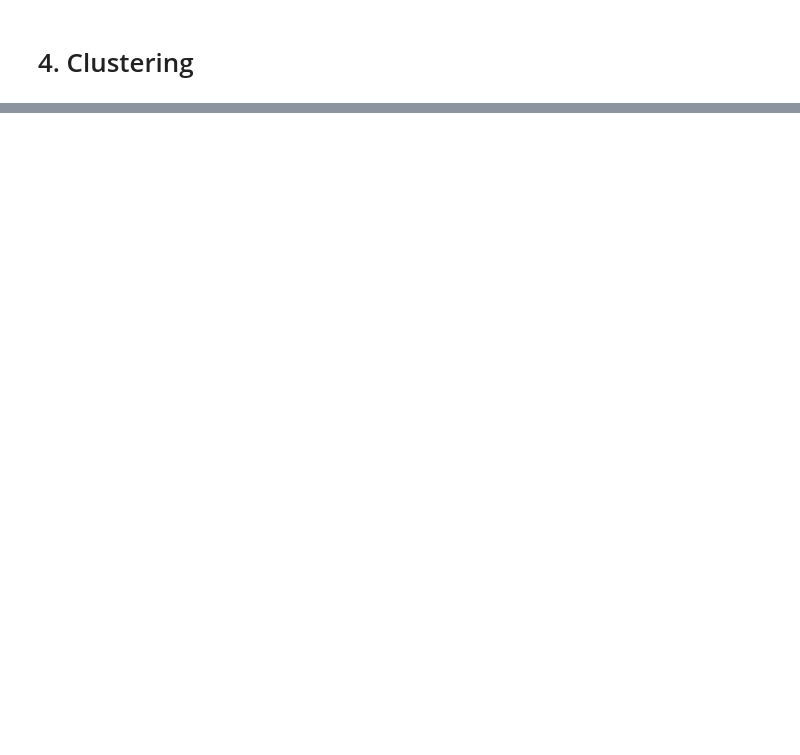
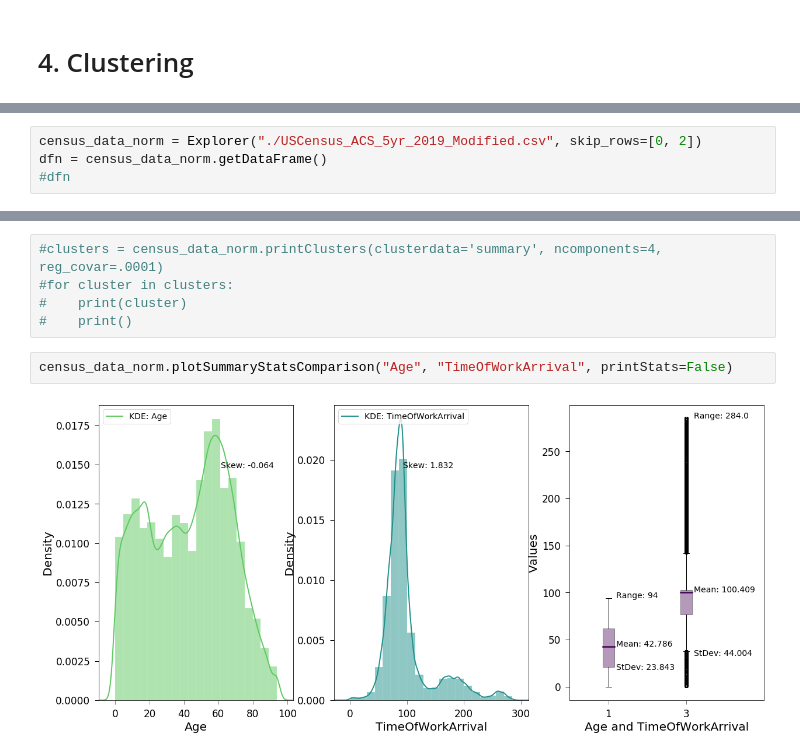
Before and after one commit to MTabbutt/SubGroupExplorerTool_DataViz_CS765, a Jupyter notebook: ToolDev_Exploration.ipynb, the cells around one changed output, grey strips where cells are left out. Cells and saved outputs as stored; diff of their text form; blank space fills up the shorter version.

```diff
--- a/ToolDev_Exploration.ipynb
+++ b/ToolDev_Exploration.ipynb
@@ -153,0 +243,4 @@ for cluster in clusters:
+# %%
+census_data_norm = Explorer("./USCensus_ACS_5yr_2019_Modified.csv", skip_rows=[0, 2])
+dfn = census_data_norm.getDataFrame()
+#dfn
@@ -153,0 +277,9 @@ for cluster in clusters:
+# %%
+#clusters = census_data_norm.printClusters(clusterdata='summary', ncomponents=4, reg_covar=.0001)
+#for cluster in clusters:
+#    print(cluster)
+#    print()
+# %%
+census_data_norm.plotSummaryStatsComparison("Age", "TimeOfWorkArrival", printStats=False)
+# %% [output]
+[figure, added]
```
Also changed, not shown: parts of 19 cells of this notebook, 1 other file.
